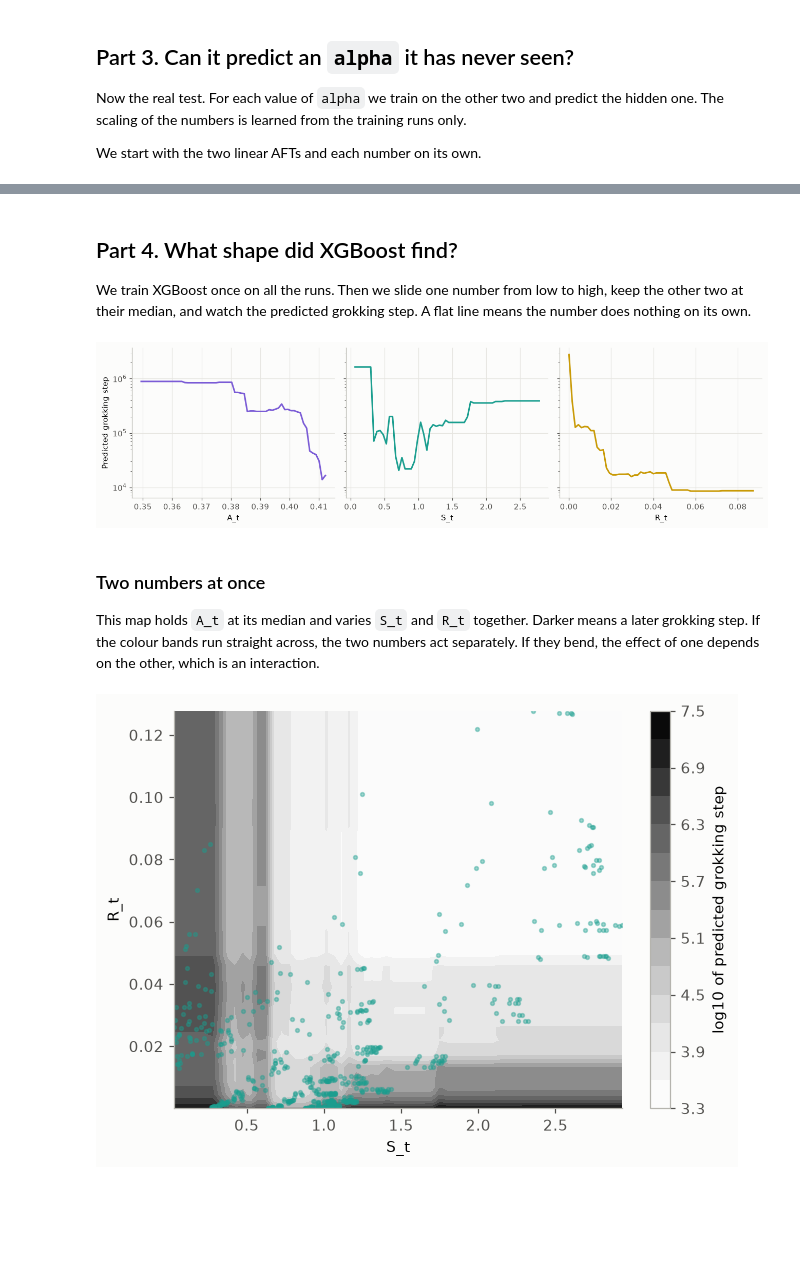
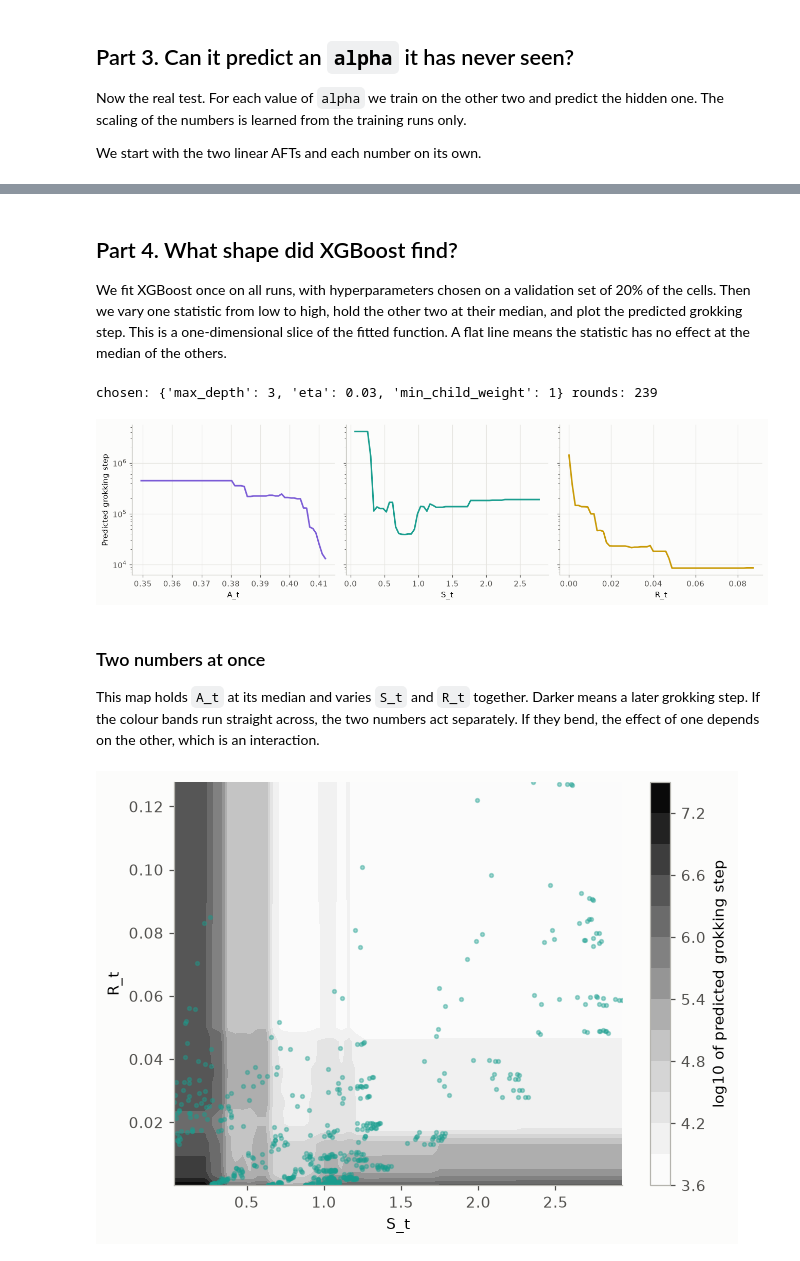
Before and after one commit to ZainAlSaffi-Dev/STAT3007, a Jupyter notebook: model_fitting/3_kernel_only.ipynb, the cells around one changed output, grey strips where cells are left out. Saved outputs shown, nothing was run; the diff lists cells and outputs as text; code cells hidden in the pictures; blank space fills up the shorter version.

```diff
--- a/model_fitting/3_kernel_only.ipynb
+++ b/model_fitting/3_kernel_only.ipynb
@@ -66,9 +101,9 @@ events['T'] = events['t_gen95'].fillna(events['last_step'])    # the grokking st
 events['cell'] = (events['alpha'].astype(str) + '_' + events['width'].astype(str) + '_'
                   + events['eta_kappa'].map('{:g}'.format))
 
-data = events.merge(kern[kern['step'] == LANDMARK].drop(columns='step'), on='run_id')
+data = events.merge(kern[kern['step'] == T_STAR].drop(columns='step'), on='run_id')
 data = data[data['eta_kappa'] <= 1e-3].reset_index(drop=True)
-assert data['T'].min() > LANDMARK     # no run has grokked when we read the kernel
+assert data['T'].min() > T_STAR     # no run has grokked when we read the kernel
 pd.Series({'runs': len(data), 'grokked': data['grokked'].sum(), 'censored': (1 - data['grokked']).sum()})
 # %% [output]
 runs        630
@@ -208,0 +250,17 @@ ranges.round(3)
+# %%
+grid = np.linspace(-2, 2, 50)
+fig, axes = plt.subplots(1, 3, figsize=(13, 3.8), sharey=True)
+for ax, (a, b) in zip(axes, pairs):
+    for level, shade, label in zip([-1, 0, 1], ['#c8c7c2', GREY, INK], ['-1 sd', 'mean', '+1 sd']):
+        probe = pd.DataFrame(0.0, index=range(len(grid)), columns=kernel)
+        probe[a], probe[b] = grid, level
+        for p, q in pairs:
+            probe[f'{p} × {q}'] = probe[p] * probe[q]
+        ax.plot(grid, fit_inter.predict_median(probe[list(X_inter)]).to_numpy().ravel(), color=shade, label=f'{b} at {label}')
+    ax.set_title(f'{a} × {b}:  γ = {table.loc[f"{a} × {b}", "coef a"]:+.2f}')
+    ax.set_yscale('log')
+    ax.set_xlabel(f'{a} (standard deviations from the mean)')
+    ax.legend(loc='upper right', fontsize=8)
+axes[0].set_ylabel('Predicted median grokking step')
+plt.tight_layout()
+plt.show()
@@ -305,12 +408,9 @@ seed_scores = {}
 for seed in range(5):
     row = {}
     for a in sorted(data['alpha'].unique()):
-        train, test = data['alpha'] != a, data['alpha'] == a
-        z = (data[kernel] - data.loc[train, kernel].mean()) / data.loc[train, kernel].std()
-        m = xgb.DMatrix(z[train])
-        m.set_float_info('label_lower_bound', data.loc[train, 'T'])
-        m.set_float_info('label_upper_bound', upper[train])
-        booster = xgb.train({**XGB_PARAMS, 'seed': seed}, m, num_boost_round=300)
+        train, test = (data['alpha'] != a).to_numpy(), (data['alpha'] == a).to_numpy()
+        z = ((data[kernel] - data.loc[train, kernel].mean()) / data.loc[train, kernel].std()).to_numpy()
+        booster, _ = tuned_xgb(z, train, seed)
         row[f'alpha {a:g}'] = concordance_index(data.loc[test, 'T'], booster.predict(xgb.DMatrix(z[test])), data.loc[test, 'grokked'])
     seed_scores[f'seed {seed}'] = row
 seed_scores = pd.DataFrame(seed_scores).T
@@ -334,27 +435,26 @@ seed_scores.round(3)
 # %% [markdown]
 ## Part 4. What shape did XGBoost find?
 
-We train XGBoost once on all the runs. Then we slide one number from low to high, keep the other two at their median, and watch the predicted grokking step. A flat line means the number does nothing on its own.
+We fit XGBoost once on all runs, with hyperparameters chosen on a validation set of 20% of the cells. Then we vary one statistic from low to high, hold the other two at their median, and plot the predicted grokking step. This is a one-dimensional slice of the fitted function. A flat line means the statistic has no effect at the median of the others.
 # %%
 z = (data[kernel] - data[kernel].mean()) / data[kernel].std()
-m = xgb.DMatrix(z)
-m.set_float_info('label_lower_bound', data['T'])
-m.set_float_info('label_upper_bound', upper)
-booster = xgb.train(XGB_PARAMS, m, num_boost_round=300)
+booster, best = tuned_xgb(z.to_numpy(), np.ones(len(data), dtype=bool), seed=0)
+print('chosen:', {k: best[1][k] for k in ['max_depth', 'eta', 'min_child_weight']}, 'rounds:', best[2])
 
 fig, axes = plt.subplots(1, 3, figsize=(12, 3.4), sharey=True)
 for ax, number in zip(axes, kernel):
     grid = np.linspace(z[number].quantile(0.02), z[number].quantile(0.98), 60)
     probe = pd.DataFrame({c: np.full(60, z[c].median()) for c in kernel})
     probe[number] = grid
-    ax.plot(grid * data[number].std() + data[number].mean(), booster.predict(xgb.DMatrix(probe)), color=KERNEL_COLOURS[number])
+    ax.plot(grid * data[number].std() + data[number].mean(), booster.predict(xgb.DMatrix(probe.to_numpy())), color=KERNEL_COLOURS[number])
     ax.set_yscale('log')
     ax.set_xlabel(number)
 axes[0].set_ylabel('Predicted grokking step')
 plt.tight_layout()
 plt.show()
 # %% [output]
+chosen: {'max_depth': 3, 'eta': 0.03, 'min_child_weight': 1} rounds: 239
-[figure, old version]
+[figure, new version]
 # %% [markdown]
 ### Two numbers at once
 
@@ -362,20 +462,20 @@ This map holds `A_t` at its median and varies `S_t` and `R_t` together. Darker m
 # %%
 s_grid = np.linspace(z['S_t'].min(), z['S_t'].max(), 60)
 r_grid = np.linspace(z['R_t'].min(), z['R_t'].max(), 60)
 S, R = np.meshgrid(s_grid, r_grid)
 probe = pd.DataFrame({'A_t': z['A_t'].median(), 'S_t': S.ravel(), 'R_t': R.ravel()})
-surface = booster.predict(xgb.DMatrix(probe)).reshape(S.shape)
+surface = booster.predict(xgb.DMatrix(probe.to_numpy())).reshape(S.shape)
 
 fig, ax = plt.subplots(figsize=(6, 4.4))
 im = ax.contourf(S * data['S_t'].std() + data['S_t'].mean(), R * data['R_t'].std() + data['R_t'].mean(), np.log10(surface), levels=12, cmap='Greys')
 ax.scatter(data['S_t'], data['R_t'], s=6, color=KERNEL_COLOURS['S_t'], alpha=0.4)
 fig.colorbar(im, label='log10 of predicted grokking step')
 ax.set_xlabel('S_t')
 ax.set_ylabel('R_t')
 ax.grid(False)
 plt.tight_layout()
 plt.show()
 # %% [output]
-[figure, old version]
+[figure, new version]
 # %% [markdown]
 **Takeaway**
```
Also changed, not shown: parts of 31 cells of this notebook, 1 other file.
